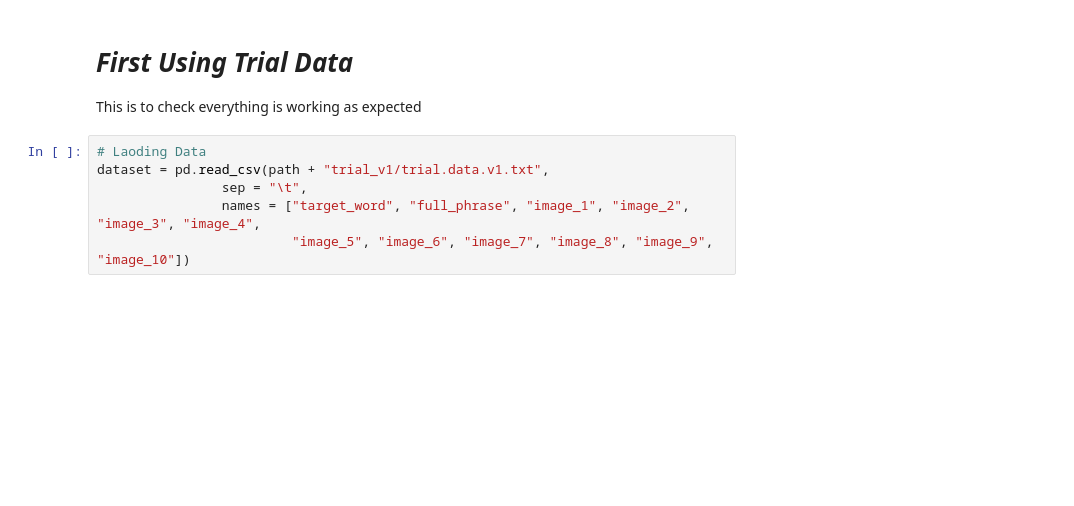
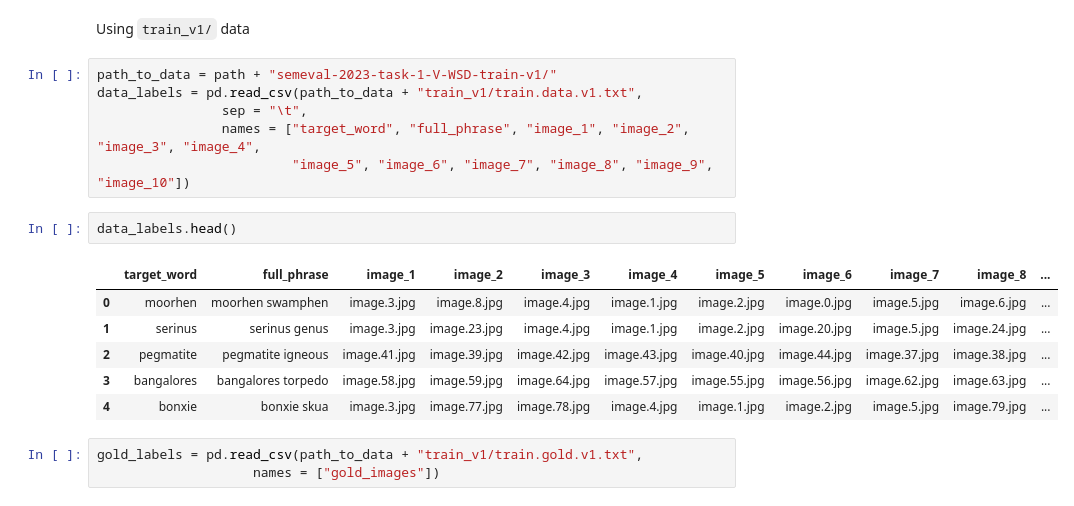
Before and after one commit to Srking501/semeval-2023-task1, a Jupyter notebook: task1_semeval2023.ipynb, the cells around one changed output. Drawn from its saved outputs; the diff is of its cells as text; blank space fills up the shorter version.

Commit message:
reworked the jupyter notebook - first implemented the preprocessing

```diff
--- a/task1_semeval2023.ipynb
+++ b/task1_semeval2023.ipynb
@@ -27,10 +63,20 @@ os.listdir(path)
-# %% [markdown]
-# *First Using Trial Data*
-
-This is to check everything is working as expected
+# %% [markdown]
+Using `train_v1/` data
 # %%
-# Laoding Data
-dataset = pd.read_csv(path + "trial_v1/trial.data.v1.txt",
+path_to_data = path + "semeval-2023-task-1-V-WSD-train-v1/"
+data_labels = pd.read_csv(path_to_data + "train_v1/train.data.v1.txt",
                 sep = "\t",
                 names = ["target_word", "full_phrase", "image_1", "image_2", "image_3", "image_4",
                          "image_5", "image_6", "image_7", "image_8", "image_9", "image_10"])
+# %%
+data_labels.head()
+# %% [output]
+|  | target_word | full_phrase | image_1 | image_2 | image_3 | image_4 | image_5 | image_6 | image_7 | image_8 | ... |
+| 0 | moorhen | moorhen swamphen | image.3.jpg | image.8.jpg | image.4.jpg | image.1.jpg | image.2.jpg | image.0.jpg | image.5.jpg | image.6.jpg | ... |
+| 1 | serinus | serinus genus | image.3.jpg | image.23.jpg | image.4.jpg | image.1.jpg | image.2.jpg | image.20.jpg | image.5.jpg | image.24.jpg | ... |
+| 2 | pegmatite | pegmatite igneous | image.41.jpg | image.39.jpg | image.42.jpg | image.43.jpg | image.40.jpg | image.44.jpg | image.37.jpg | image.38.jpg | ... |
+| 3 | bangalores | bangalores torpedo | image.58.jpg | image.59.jpg | image.64.jpg | image.57.jpg | image.55.jpg | image.56.jpg | image.62.jpg | image.63.jpg | ... |
+| 4 | bonxie | bonxie skua | image.3.jpg | image.77.jpg | image.78.jpg | image.4.jpg | image.1.jpg | image.2.jpg | image.5.jpg | image.79.jpg | ... |
+# %%
+gold_labels = pd.read_csv(path_to_data + "train_v1/train.gold.v1.txt",
+                    names = ["gold_images"])
```
Also changed, not shown: parts of 59 cells of this notebook.
